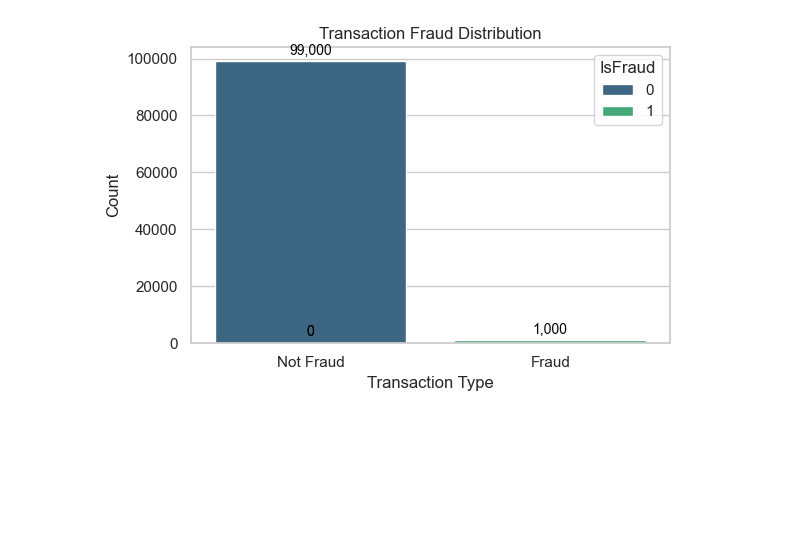
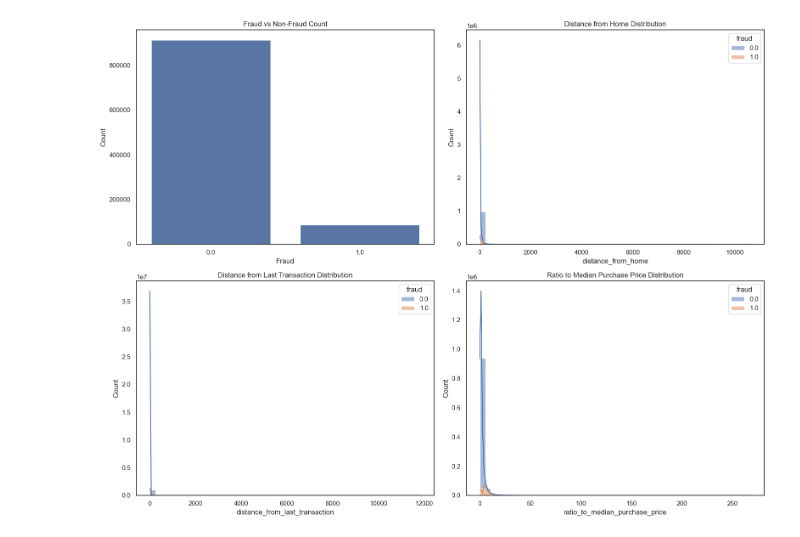
Before and after one commit to ran-extern/credit_card_fraud_detection, a Jupyter notebook: src/preprocessing.ipynb, the cells around one changed output. Saved outputs shown, nothing was run; the diff lists cells and outputs as text; code cells hidden in the pictures; blank space fills up the shorter version.

```diff
--- a/src/preprocessing.ipynb
+++ b/src/preprocessing.ipynb
@@ -1,10 +1,13 @@
 # %%
 from pandas.io.xml import preprocess_data
-from sklearn.preprocessing import LabelEncoder
+from sklearn.preprocessing import LabelEncoder, StandardScaler
 import pandas as pd
 import numpy as np
 import matplotlib.pyplot as plt
 import seaborn as sns
+import os
+import joblib
+sns.set_theme(style="white")
 # %%
 def load_dataset(path:str)->pd.DataFrame:
     """
@@ -14,7 +17,7 @@ def load_dataset(path:str)->pd.DataFrame:
     """
     return pd.read_csv(path)
 # %%
-raw_data = load_dataset("../data/raw_data/credit_card_fraud_dataset.csv")
+raw_data = load_dataset("../data/raw_data/card_transdata.csv")
 # %%
 def data_exploration(data:pd.DataFrame)->None:
     '''
@@ -96,5 +108,5 @@ def draw_fraud_distribution(data:pd.DataFrame,file_name:str)->None:
     plt.show()
 # %%
-draw_fraud_distribution(raw_data,'fraud_distribution')
+plot_dataset_overview(raw_data)
 # %% [output]
-[figure, old version]
+[figure, new version]
```
Also changed, not shown: parts of 17 cells of this notebook, 24 other files.
